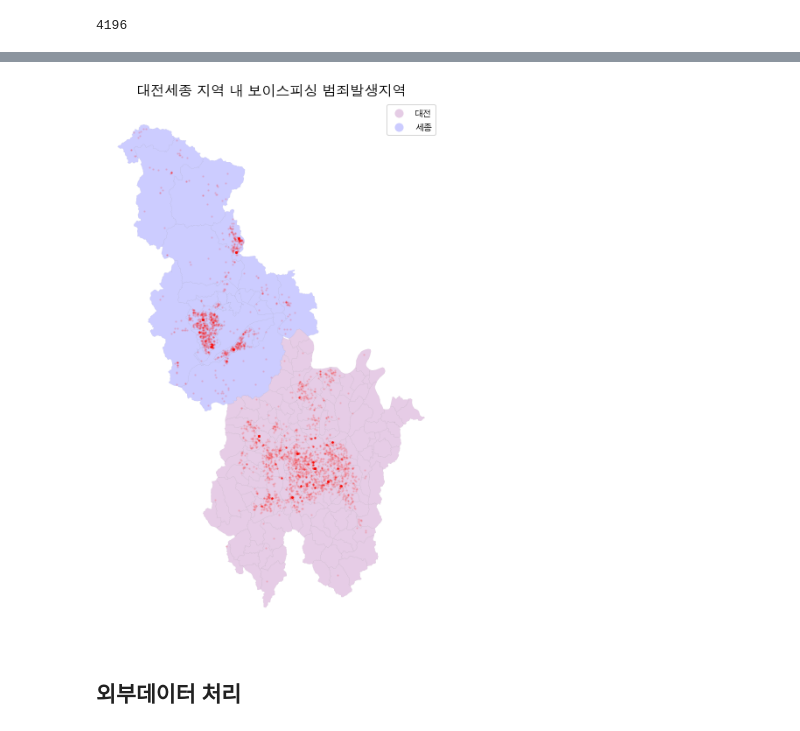
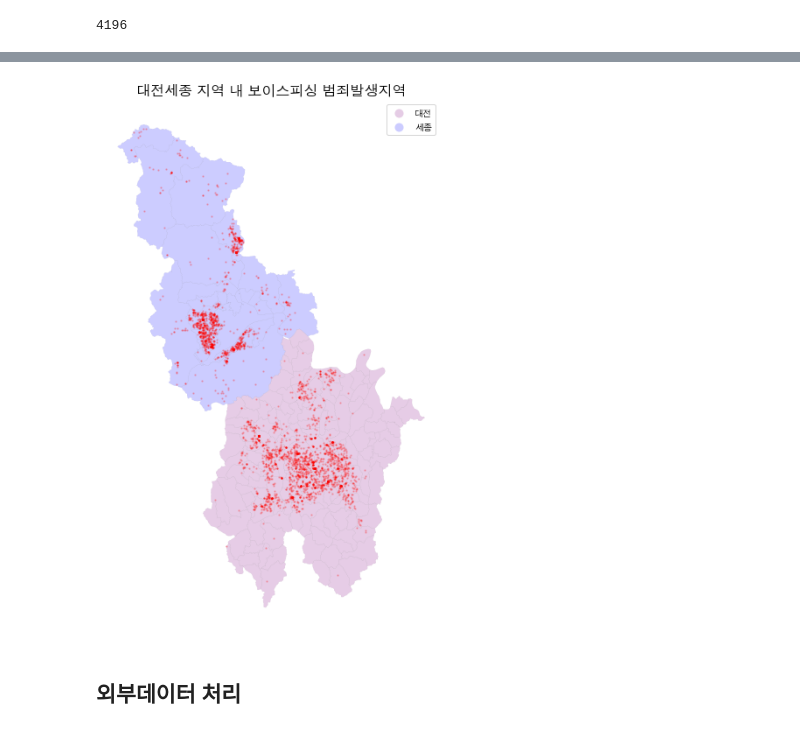
Before and after one commit to ddangchani/LocalSecurity_competition, a Jupyter notebook: preprocessing.ipynb, the cells around one changed output, grey strips where cells are left out. Saved outputs shown, nothing was run; the diff lists cells and outputs as text; code cells hidden in the pictures.

```diff
--- a/preprocessing.ipynb
+++ b/preprocessing.ipynb
@@ -190,19 +189,19 @@ plt.show()
 # %%
 # Plot
 from matplotlib.colors import ListedColormap
 
 fig, ax = plt.subplots(nrows=1, ncols=1, figsize=(9,9))
 whole_area.plot(column='시도', ax=ax, zorder=1, cmap=ListedColormap(['purple','blue']), alpha=0.2, edgecolor='black', linewidth=0.1, legend=True, categorical=True)
-gdf_crime.geometry.plot(ax=ax, zorder=2, color='red', alpha=0.1, markersize=2)
+gdf_crime.geometry.plot(ax=ax, zorder=2, color='red', alpha=0.2, markersize=2)
 
 ax.set_axis_off()
 
 plt.title('대전세종 지역 내 보이스피싱 범죄발생지역', fontsize=16)
 plt.savefig('plot/대전세종 지역 내 보이스피싱 범죄발생지역.png', facecolor = 'white')
 plt.tight_layout()
 plt.show()
 # %% [output]
-[figure, old version]
+[figure, new version]
 # %%
 gdf_crime.to_file('data/gdf_crime_adm.gpkg', index=False)
 gdf_crime_daejeon.to_file('data/gdf_crime_adm_DJ.gpkg', index=False)
```
Also changed, not shown: parts of 8 cells of this notebook, 4 other files.
